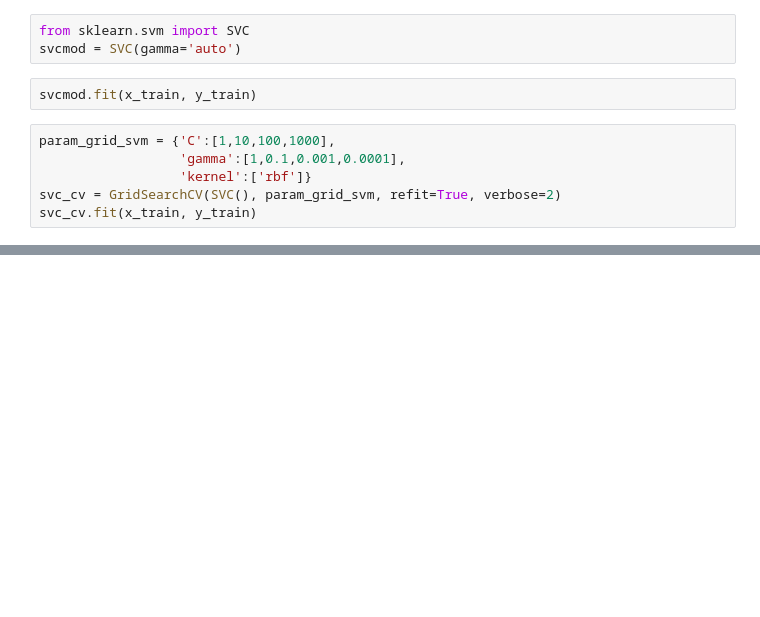
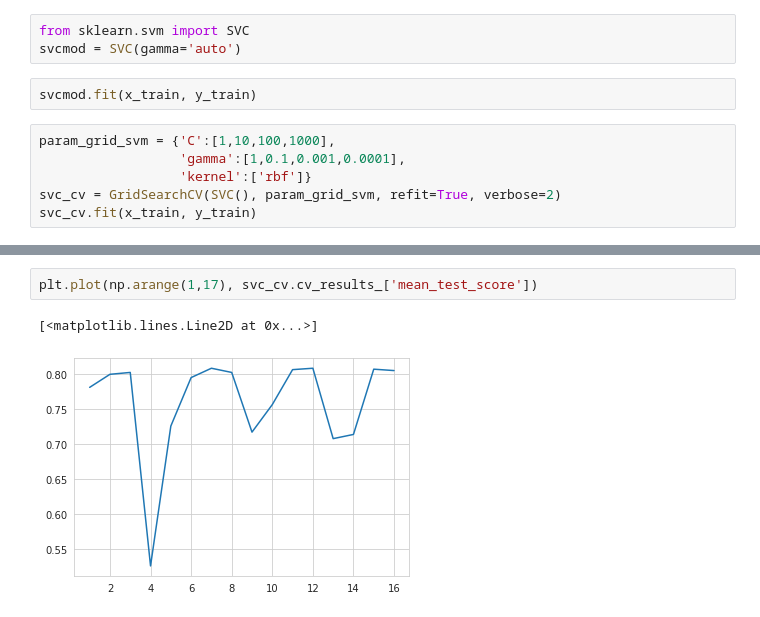
Before and after one commit to ab17254/GV918-Week11, a Jupyter notebook: Week11-Exercise.ipynb, the cells around one changed output, grey strips where cells are left out. Saved outputs shown, nothing was run; the diff lists cells and outputs as text; blank space fills up the shorter version.

```diff
--- a/Week11-Exercise.ipynb
+++ b/Week11-Exercise.ipynb
@@ -329,0 +334,5 @@ svc_cv.fit(x_train, y_train)
+# %%
+plt.plot(np.arange(1,17), svc_cv.cv_results_['mean_test_score'])
+# %% [output]
+[<matplotlib.lines.Line2D at 0x...>]
+[figure, added]
```
Also changed, not shown: parts of 6 cells of this notebook.
